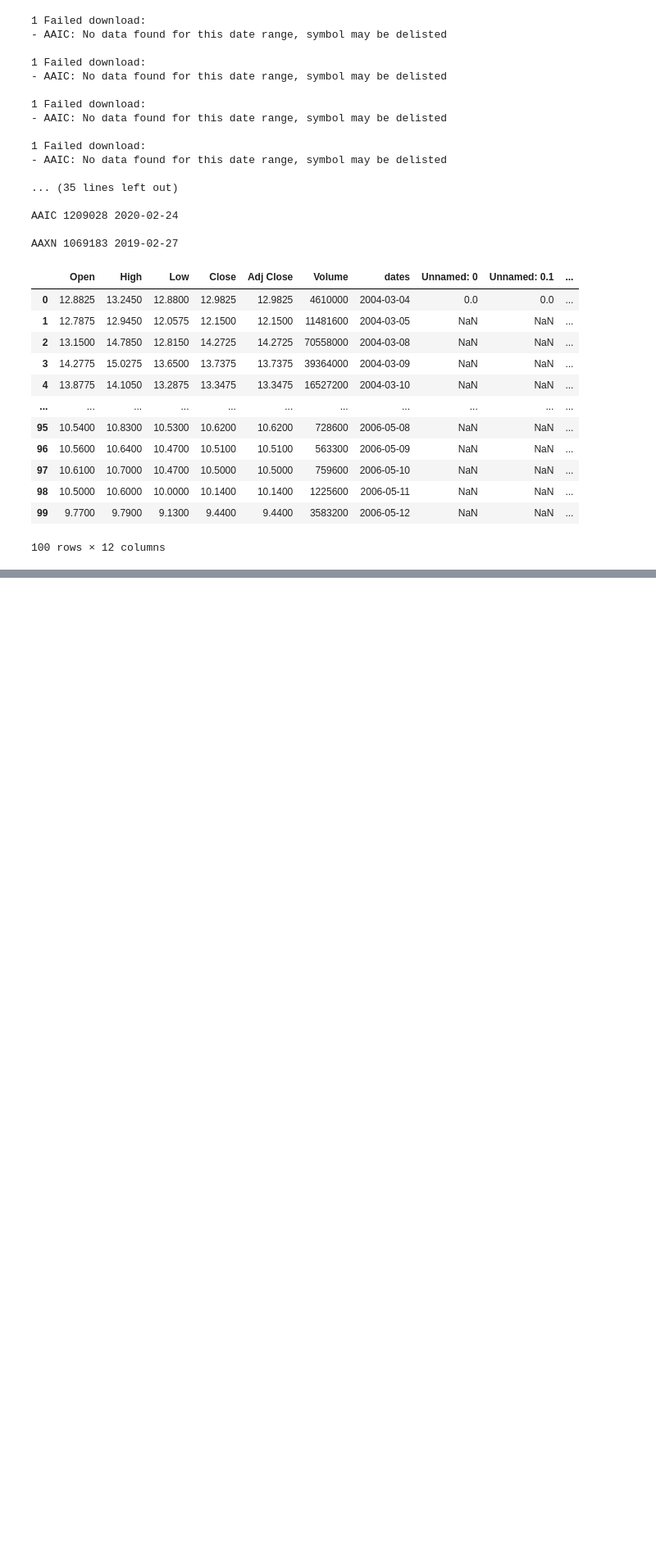
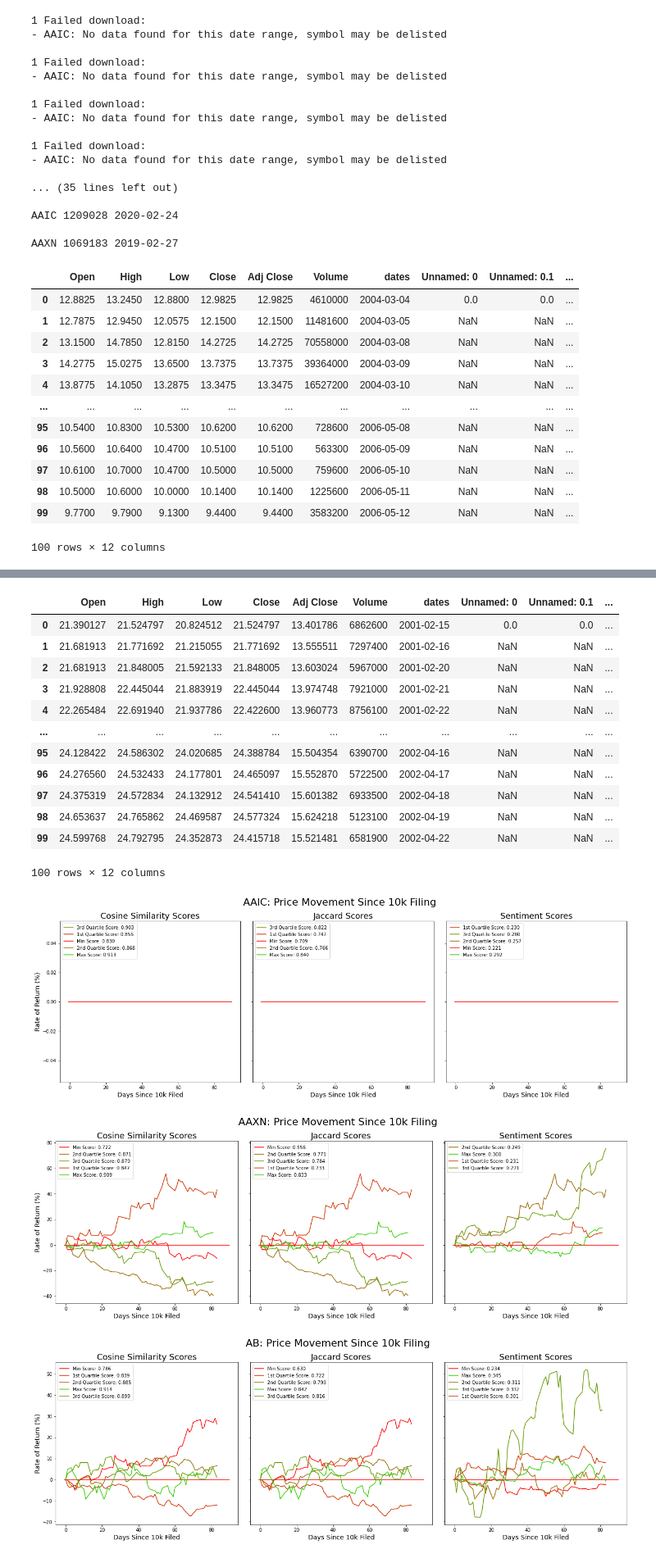
Before and after one commit to rlew631/NLP_stock_analysis, a Jupyter notebook: 10k_visualization.ipynb, the cells around one changed output, grey strips where cells are left out. Shown at 82% size. Drawn from its saved outputs; the diff is of its cells as text; code cells hidden in the pictures; blank space fills up the shorter version.

Commit message:
Created function which saves charts

```diff
--- a/10k_visualization.ipynb
+++ b/10k_visualization.ipynb
@@ -546,0 +436,28 @@ ax3.legend(loc='upper left');
+# %%
+##goes through the scores for each of the ciks and adds the ticker data using yfinance
+for cik in tickers.index[:5]:
+    # iterate through the files
+    ticker = str(tickers[cik]).upper()
+    path = 'final_10ks/' + str(cik) + '/final_scores.csv'
+    sim_scores = pd.read_csv(path)
+    #print(sim_scores.head())
+    prices_df = pd.DataFrame()
+    sim_scores.dates = pd.to_datetime(sim_scores.dates)
+    for index, date in enumerate(sim_scores.dates):
+        # no score for first date
+        start_date = str(sim_scores.dates[index])[:10]
+        end_date = str(pd.to_datetime(sim_scores.dates)[index]+timedelta(weeks=12))[:10]
+        try:
+            prices_df = prices_df.append(yf.download(ticker, start = start_date, end = end_date, progress=False))
+        except:
+            prices_df = yf.download(ticker, start = start_date, end = end_date, progress=False)
+    if prices_df.empty == False:
+        print('\n' + str(tickers[cik]).upper(), cik, start_date)
+        prices_df['dates'] = pd.to_datetime(prices_df.index)
+        prices_df = prices_df.merge(sim_scores, how='outer', left_on = 'dates', right_on = 'dates')
+        #print(prices_df.head(100))
+        prices_df.to_csv('data/'+str(cik)+'_prices.csv')
+        # find out how to merge prices_df with the sim_scores dataframe
+        plotting(prices_df)
+prices_df.head(100)
+# %% [output]
@@ -546,0 +481,16 @@ ax3.legend(loc='upper left');
+|  | Open | High | Low | Close | Adj Close | Volume | dates | Unnamed: 0 | Unnamed: 0.1 | ... |
+| 0 | 21.390127 | 21.524797 | 20.824512 | 21.524797 | 13.401786 | 6862600 | 2001-02-15 | 0.0 | 0.0 | ... |
+| 1 | 21.681913 | 21.771692 | 21.215055 | 21.771692 | 13.555511 | 7297400 | 2001-02-16 | NaN | NaN | ... |
+| 2 | 21.681913 | 21.848005 | 21.592133 | 21.848005 | 13.603024 | 5967000 | 2001-02-20 | NaN | NaN | ... |
+| 3 | 21.928808 | 22.445044 | 21.883919 | 22.445044 | 13.974748 | 7921000 | 2001-02-21 | NaN | NaN | ... |
+| 4 | 22.265484 | 22.691940 | 21.937786 | 22.422600 | 13.960773 | 8756100 | 2001-02-22 | NaN | NaN | ... |
+| ... | ... | ... | ... | ... | ... | ... | ... | ... | ... | ... |
+| 95 | 24.128422 | 24.586302 | 24.020685 | 24.388784 | 15.504354 | 6390700 | 2002-04-16 | NaN | NaN | ... |
+| 96 | 24.276560 | 24.532433 | 24.177801 | 24.465097 | 15.552870 | 5722500 | 2002-04-17 | NaN | NaN | ... |
+| 97 | 24.375319 | 24.572834 | 24.132912 | 24.541410 | 15.601382 | 6933500 | 2002-04-18 | NaN | NaN | ... |
+| 98 | 24.653637 | 24.765862 | 24.469587 | 24.577324 | 15.624218 | 5123100 | 2002-04-19 | NaN | NaN | ... |
+| 99 | 24.599768 | 24.792795 | 24.352873 | 24.415718 | 15.521481 | 6581900 | 2002-04-22 | NaN | NaN | ... |
+100 rows × 12 columns
+[figure, added]
+[figure, added]
+[figure, added]
```
Also changed, not shown: parts of 5 cells of this notebook, 5 other files.
